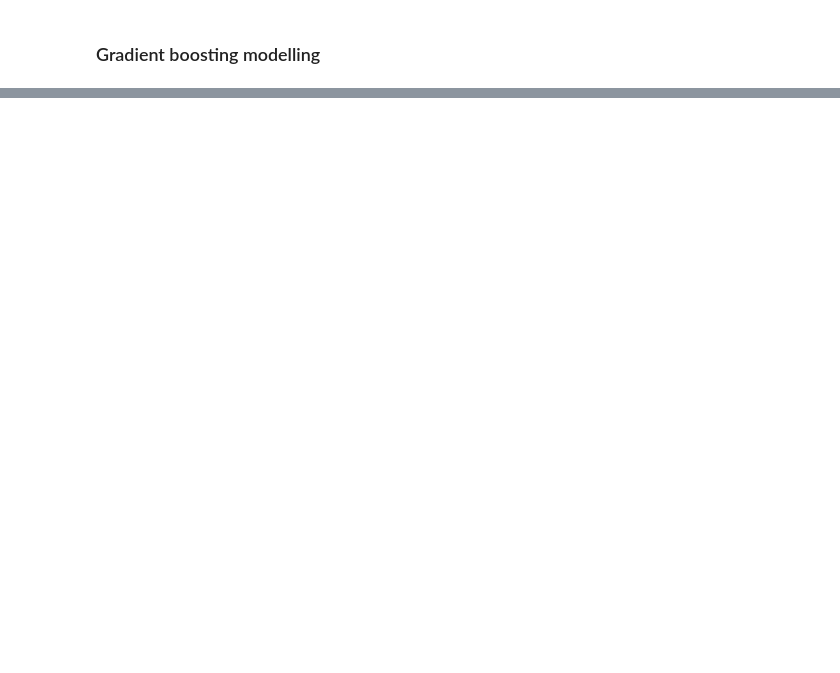
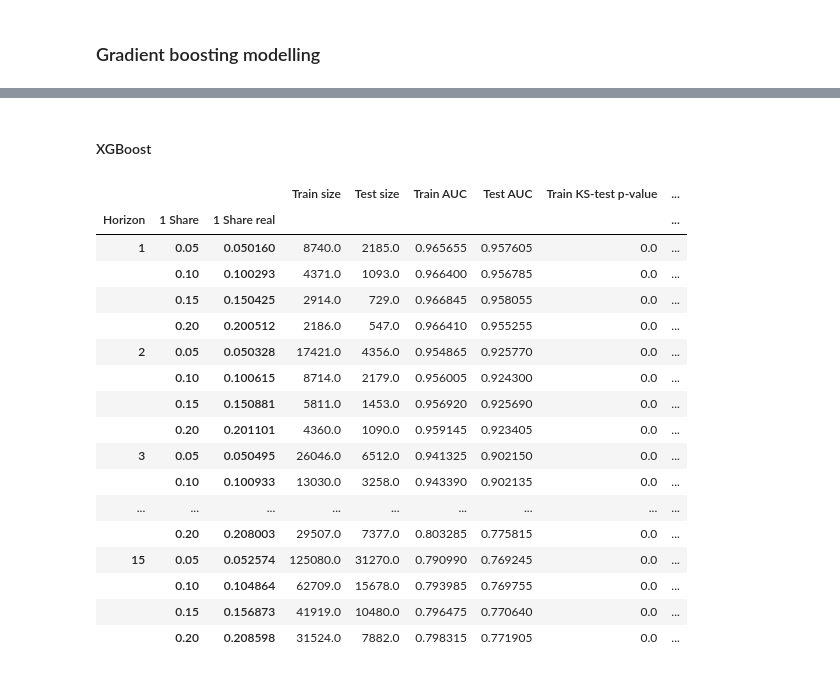
Before and after one commit to lebedevaale/early_warning_model, a Jupyter notebook: modelling.ipynb, the cells around one changed output, grey strips where cells are left out. Drawn from its saved outputs; the diff is of its cells as text; code cells hidden in the pictures; blank space fills up the shorter version.

Commit message:
Added results for all three boosting models

```diff
--- a/modelling.ipynb
+++ b/modelling.ipynb
@@ -427,0 +502,41 @@ dtype: float64
+# %% [markdown]
+#### XGBoost
+# %%
+# Read dataset
+data_logdyn = pd.read_parquet('Data/final_dataset.parquet')
+
+# Choose binary target and other parameters
+model = 'XGBoost'
+target = 'Flag'
+horizons = list(range(1, 16))
+shares = np.linspace(0.05, 0.2, 4)
+states = list(range(0, 10000, 50))
+
+# Iterate over the chosen parameters and optimize classification models, then save all the results to the dataframe
+res = fun.model(data_logdyn, target, horizons, shares, states, model = model)
+
+# Save results and create pivot based on the horizon and 1 share parameters
+coeffs_cols = data_logdyn.columns.drop(['Volume', 'MA100', 'MV100', 'Rise', 'Distance', 'Index', 'Ticker'])
+res_means = fun.save_results(res,
+                             list(coeffs_cols),
+                             model = model)
+res_means
+# %% [output]
+|  |  |  | Train size | Test size | Train AUC | Test AUC | Train KS-test p-value | ... |
+| Horizon | 1 Share | 1 Share real |  |  |  |  |  | ... |
+| 1 | 0.05 | 0.050160 | 8740.0 | 2185.0 | 0.965655 | 0.957605 | 0.0 | ... |
+|  | 0.10 | 0.100293 | 4371.0 | 1093.0 | 0.966400 | 0.956785 | 0.0 | ... |
+|  | 0.15 | 0.150425 | 2914.0 | 729.0 | 0.966845 | 0.958055 | 0.0 | ... |
+|  | 0.20 | 0.200512 | 2186.0 | 547.0 | 0.966410 | 0.955255 | 0.0 | ... |
+| 2 | 0.05 | 0.050328 | 17421.0 | 4356.0 | 0.954865 | 0.925770 | 0.0 | ... |
+|  | 0.10 | 0.100615 | 8714.0 | 2179.0 | 0.956005 | 0.924300 | 0.0 | ... |
+|  | 0.15 | 0.150881 | 5811.0 | 1453.0 | 0.956920 | 0.925690 | 0.0 | ... |
+|  | 0.20 | 0.201101 | 4360.0 | 1090.0 | 0.959145 | 0.923405 | 0.0 | ... |
+| 3 | 0.05 | 0.050495 | 26046.0 | 6512.0 | 0.941325 | 0.902150 | 0.0 | ... |
+|  | 0.10 | 0.100933 | 13030.0 | 3258.0 | 0.943390 | 0.902135 | 0.0 | ... |
+| ... | ... | ... | ... | ... | ... | ... | ... | ... |
+|  | 0.20 | 0.208003 | 29507.0 | 7377.0 | 0.803285 | 0.775815 | 0.0 | ... |
+| 15 | 0.05 | 0.052574 | 125080.0 | 31270.0 | 0.790990 | 0.769245 | 0.0 | ... |
+|  | 0.10 | 0.104864 | 62709.0 | 15678.0 | 0.793985 | 0.769755 | 0.0 | ... |
+|  | 0.15 | 0.156873 | 41919.0 | 10480.0 | 0.796475 | 0.770640 | 0.0 | ... |
+|  | 0.20 | 0.208598 | 31524.0 | 7882.0 | 0.798315 | 0.771905 | 0.0 | ... |
```
Also changed, not shown: parts of 9 cells of this notebook, 7 other files.
